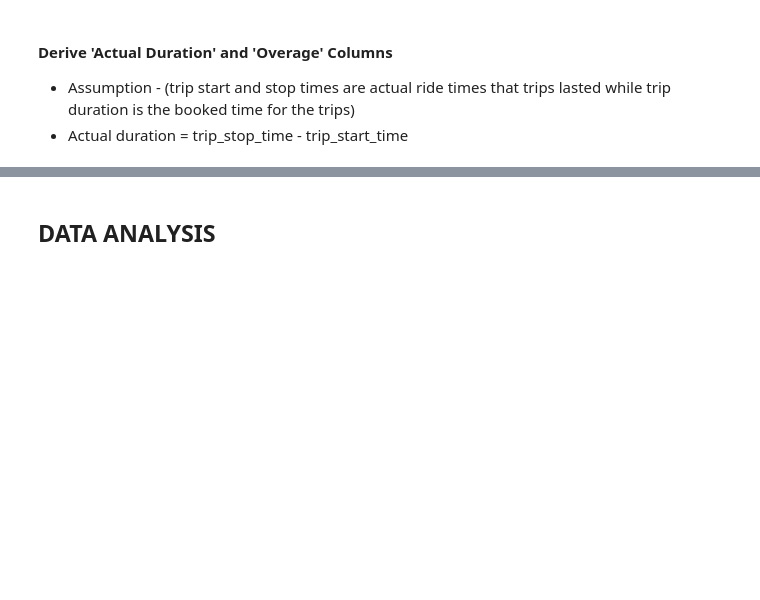
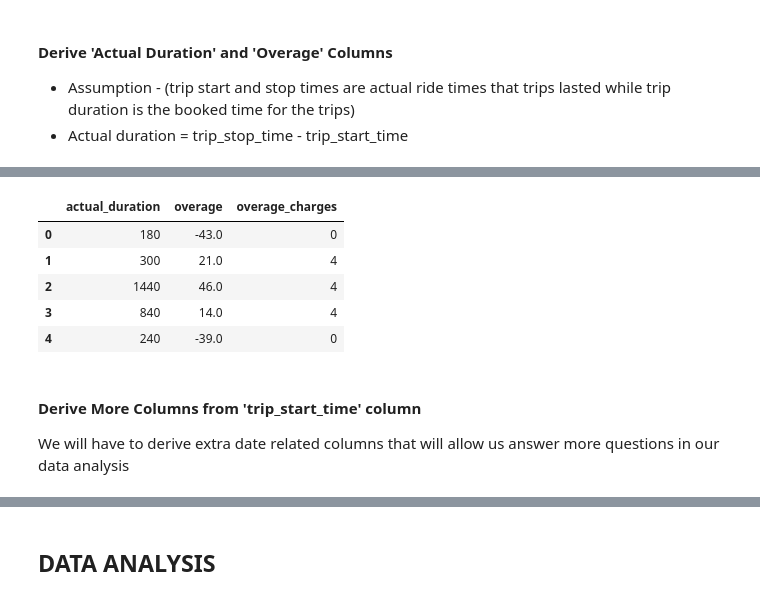
Before and after one commit to PrinceDuru/Operations_Analysis, a Jupyter notebook: Toronto_Bike_Share_Data_Analysis_Code.ipynb, the cells around one changed output, grey strips where cells are left out. Saved outputs shown, nothing was run; the diff lists cells and outputs as text; code cells hidden in the pictures; blank space fills up the shorter version.

```diff
--- a/Toronto_Bike_Share_Data_Analysis_Code.ipynb
+++ b/Toronto_Bike_Share_Data_Analysis_Code.ipynb
@@ -368,3 +363,4 @@ ov_charge(4000)
 # %%
-#Apply overage function on overage column
-data['overage_charges'] = data['overage'].apply(ov_charge)
+#Apply overage function on overage column to derive overage charge
+
+df_2017['overage_charges'] = df_2017['overage'].apply(overage_charge)
@@ -379 +367,17 @@ data.sample(3)
+# %%
+# Let's check to confirm the 3 new derived columns created
+# -ve overage charge means actual trip time was less than booked time
+
+df_2017[['actual_duration','overage','overage_charges']].head()
+# %% [output]
+|  | actual_duration | overage | overage_charges |
+| 0 | 180 | -43.0 | 0 |
+| 1 | 300 | 21.0 | 4 |
+| 2 | 1440 | 46.0 | 4 |
+| 3 | 840 | 14.0 | 4 |
+| 4 | 240 | -39.0 | 0 |
+# %% [markdown]
+#### Derive More Columns from 'trip_start_time' column
+
+We will have to derive extra date related columns that will allow us answer more questions in our data analysis
 # %%
```
Also changed, not shown: parts of 8 cells of this notebook.
